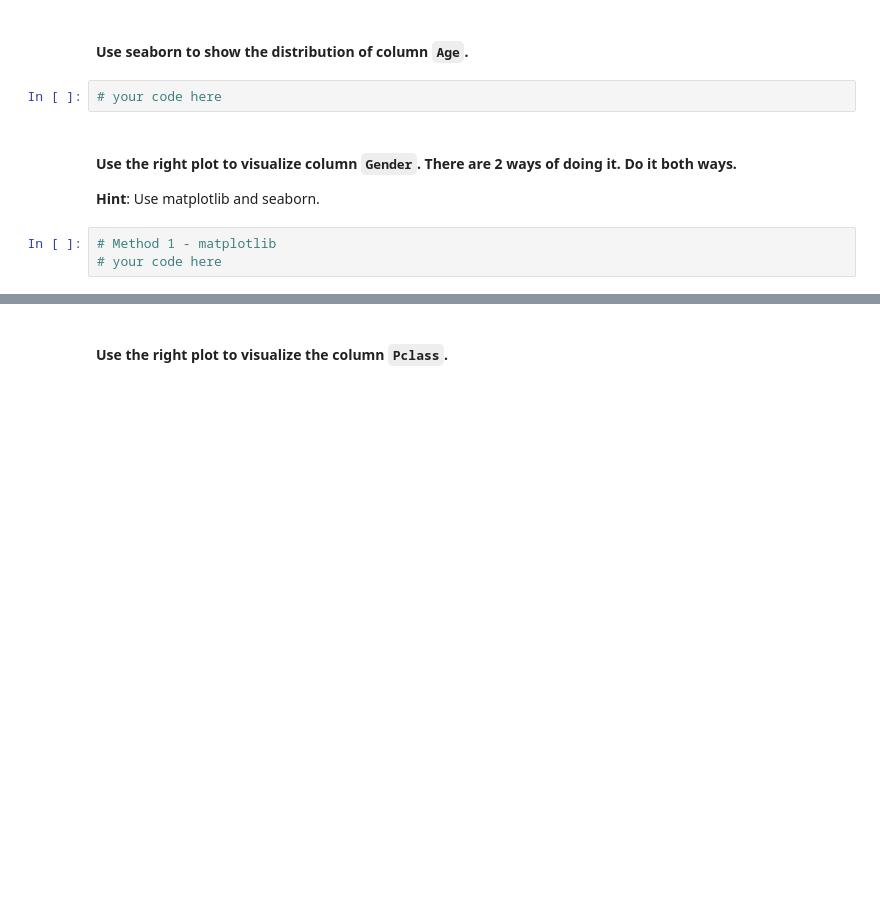
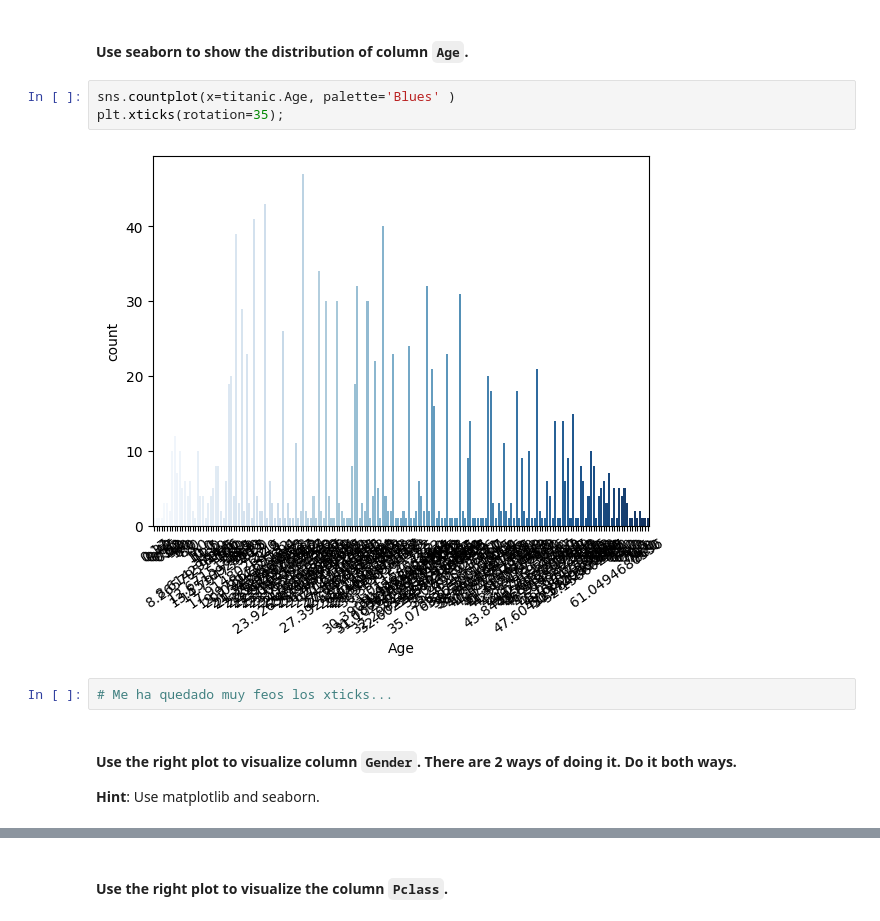
Before and after one commit to Ironhack-Data-Madrid-Octubre-2023/5.2-lab_matplotlib_seaborn, a Jupyter notebook: your-code/main.ipynb, the cells around one changed output, grey strips where cells are left out. Drawn from its saved outputs; the diff is of its cells as text; blank space fills up the shorter version.

```diff
--- a/your-code/main.ipynb
+++ b/your-code/main.ipynb
@@ -177,10 +234,12 @@ your comments here
 # %% [markdown]
 #### Use seaborn to show the distribution of column `Age`.
-# %%
-# your code here
+# %%
+sns.countplot(x=titanic.Age, palette='Blues' )
+plt.xticks(rotation=35);
+# %% [output]
+[figure, added]
+# %%
+# Me ha quedado muy feos los xticks...
 # %% [markdown]
 #### Use the right plot to visualize column `Gender`. There are 2 ways of doing it. Do it both ways.
 **Hint**: Use matplotlib and seaborn.
-# %%
-# Method 1 - matplotlib
-# your code here
```
Also changed, not shown: parts of 46 cells of this notebook.
